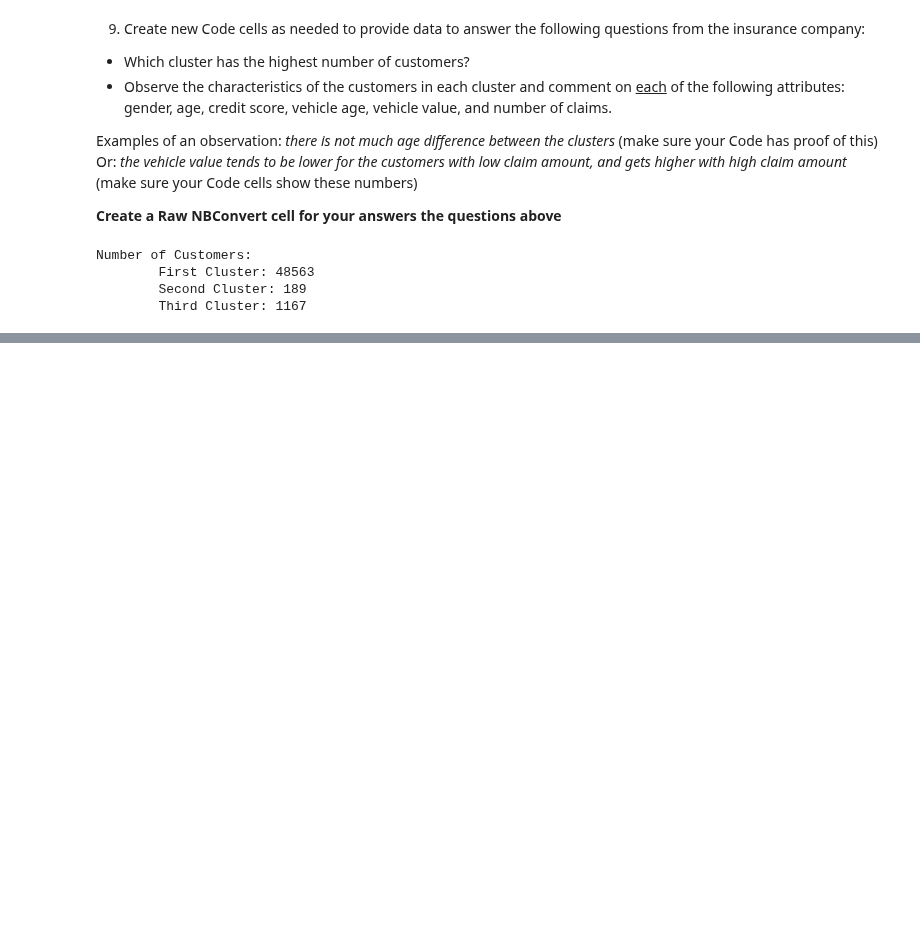
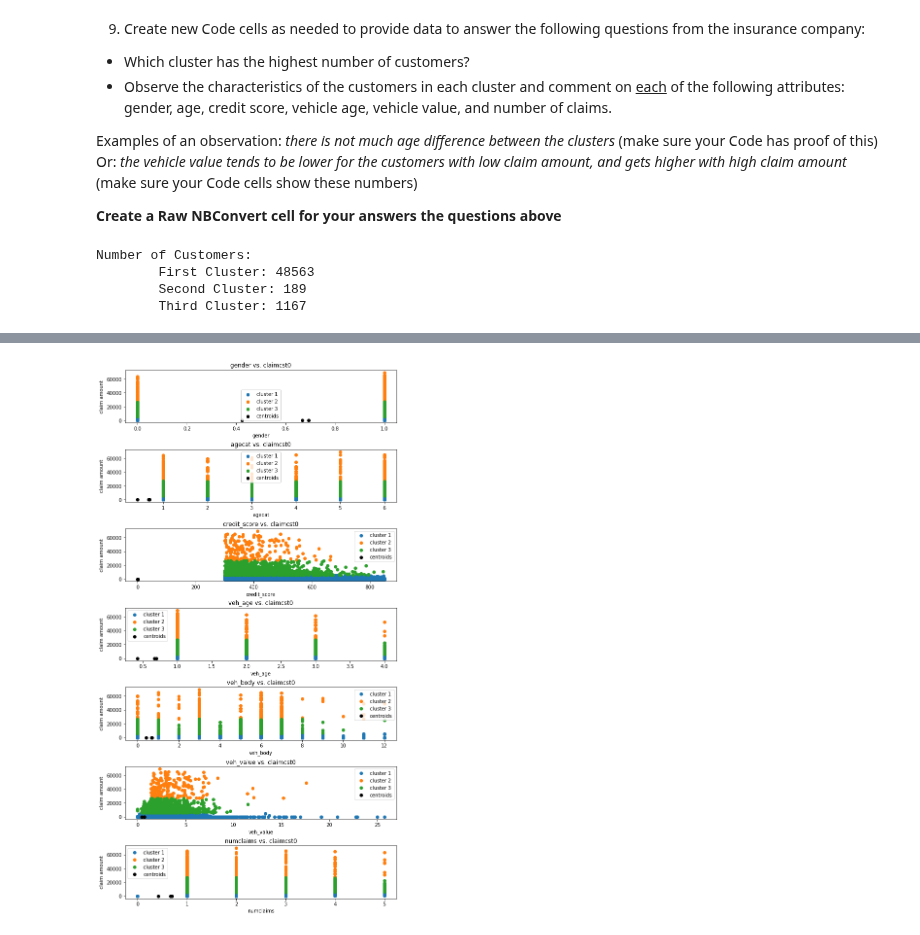
Before and after one commit to Pratyush-Shanbhag/Introduction_To_Data_Science, a Jupyter notebook: Lab_3b/lab3b.ipynb, the cells around one changed output, grey strips where cells are left out. Drawn from its saved outputs; the diff is of its cells as text; code cells hidden in the pictures; blank space fills up the shorter version.

```diff
--- a/Lab_3b/lab3b.ipynb
+++ b/Lab_3b/lab3b.ipynb
@@ -237,0 +294,18 @@ max    26707.072380
+# %%
+fig = plt.figure(figsize=(10, 20))
+plt.subplots_adjust(hspace=0.5)
+
+# The next 3 lines should be in a loop:
+for count, col in enumerate(df.columns[df.columns != "claimcst0"]):
+    plt.subplot(df.shape[1]-1, 1, count+1)
+    plt.scatter(first_cluster[col], first_cluster.claimcst0, label = 'cluster 1')
+    plt.scatter(second_cluster[col], second_cluster.claimcst0, label = 'cluster 2')
+    plt.scatter(third_cluster[col], third_cluster.claimcst0, label = 'cluster 3')
+    plt.scatter(kmeans.cluster_centers_[:, 0], kmeans.cluster_centers_[:, 1], c = 'black', label = 'centroids')
+    plt.title(f"{col} vs. claimcst0")
+    plt.xlabel(col)
+    plt.ylabel('claim amount')
+    plt.legend()
+plt.show()
+# %% [output]
+[figure, added]
```
Also changed, not shown: parts of 10 cells of this notebook.
